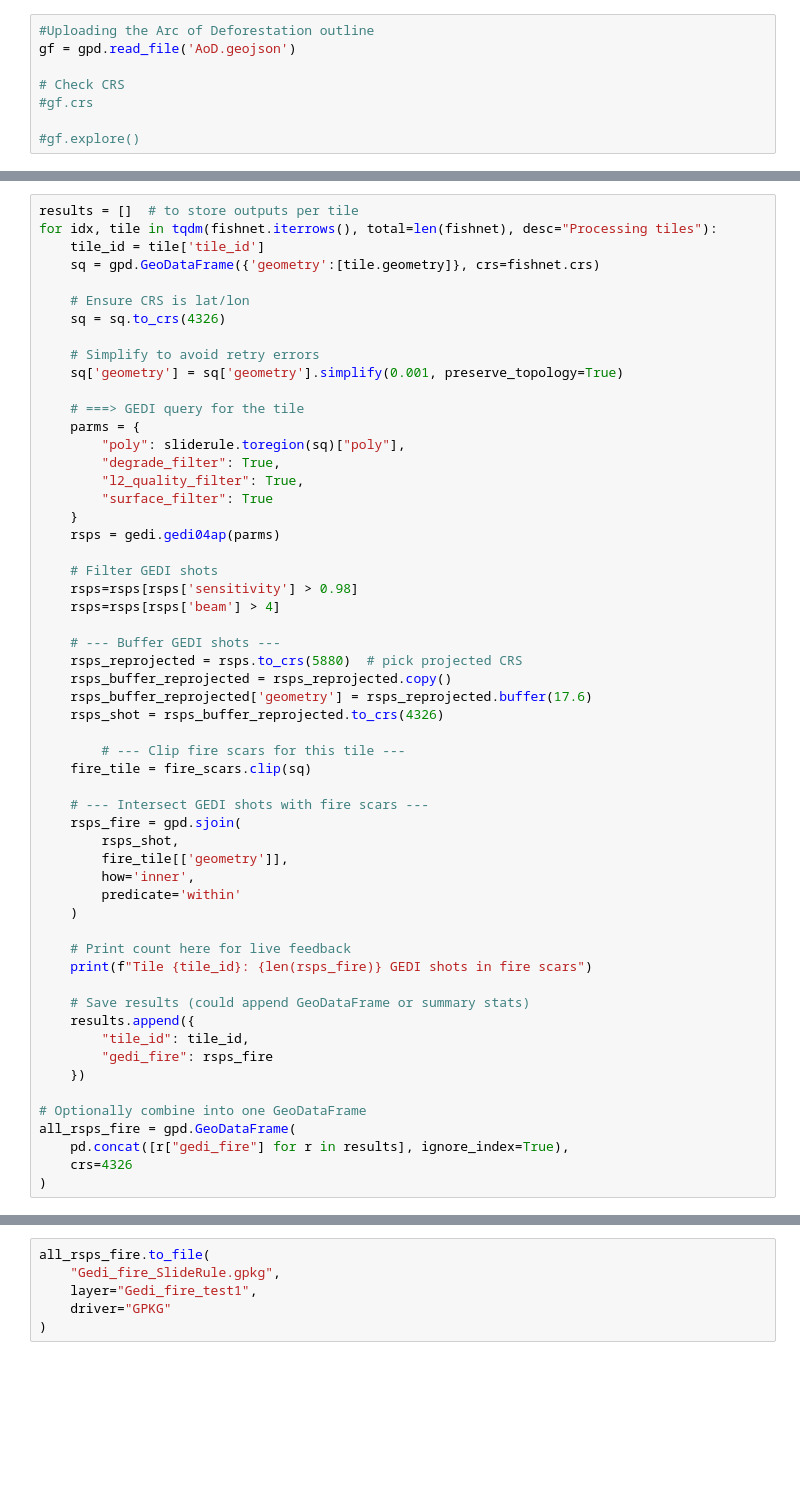
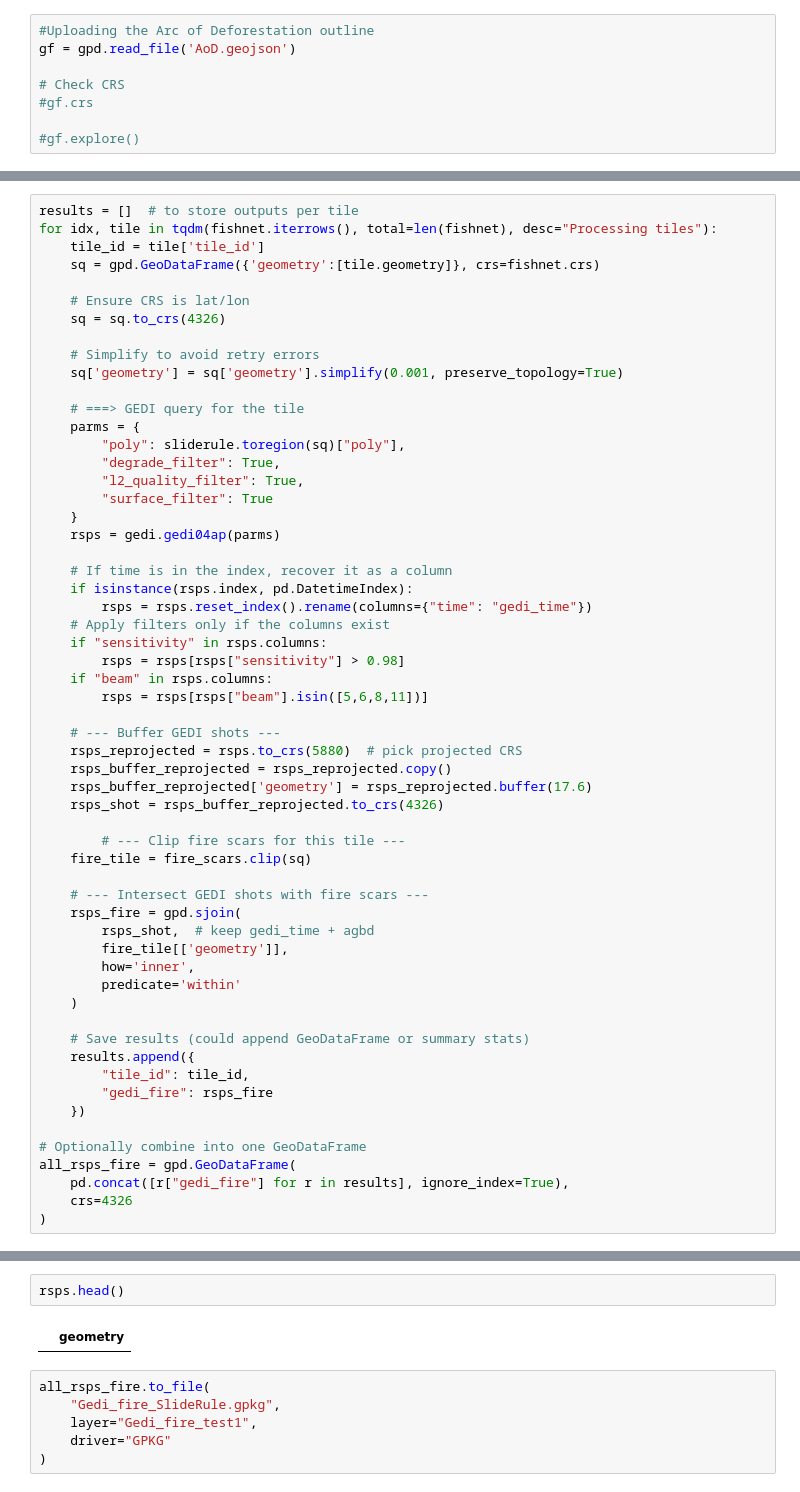
Before and after one commit to MabelSSantos/GEDI_start, a Jupyter notebook: GEDI_getting_data_loop.ipynb, the cells around one changed output, grey strips where cells are left out. Saved outputs shown, nothing was run; the diff lists cells and outputs as text; blank space fills up the shorter version.

```diff
--- a/GEDI_getting_data_loop.ipynb
+++ b/GEDI_getting_data_loop.ipynb
@@ -92,9 +97,14 @@ for idx, tile in tqdm(fishnet.iterrows(), total=len(fishnet), desc="Processing t
     }
     rsps = gedi.gedi04ap(parms)
 
-    # Filter GEDI shots
-    rsps=rsps[rsps['sensitivity'] > 0.98]
-    rsps=rsps[rsps['beam'] > 4]
+    # If time is in the index, recover it as a column
+    if isinstance(rsps.index, pd.DatetimeIndex):
+        rsps = rsps.reset_index().rename(columns={"time": "gedi_time"})
+    # Apply filters only if the columns exist
+    if "sensitivity" in rsps.columns:
+        rsps = rsps[rsps["sensitivity"] > 0.98]
+    if "beam" in rsps.columns:
+        rsps = rsps[rsps["beam"].isin([5,6,8,11])]
 
     # --- Buffer GEDI shots ---
     rsps_reprojected = rsps.to_crs(5880)  # pick projected CRS
@@ -107,14 +117,11 @@ for idx, tile in tqdm(fishnet.iterrows(), total=len(fishnet), desc="Processing t
 
     # --- Intersect GEDI shots with fire scars ---
     rsps_fire = gpd.sjoin(
-        rsps_shot,
+        rsps_shot,  # keep gedi_time + agbd
         fire_tile[['geometry']],
         how='inner',
         predicate='within'
     )
-
-    # Print count here for live feedback
-    print(f"Tile {tile_id}: {len(rsps_fire)} GEDI shots in fire scars")
 
     # Save results (could append GeoDataFrame or summary stats)
     results.append({
@@ -144,3 +137,7 @@ Tile 55: 5957 GEDI shots in fire scars
+# %%
+rsps.head()
+# %% [output]
+|  | geometry |
 # %%
 all_rsps_fire.to_file(
     "Gedi_fire_SlideRule.gpkg",
```
Also changed, not shown: parts of 3 cells of this notebook.
